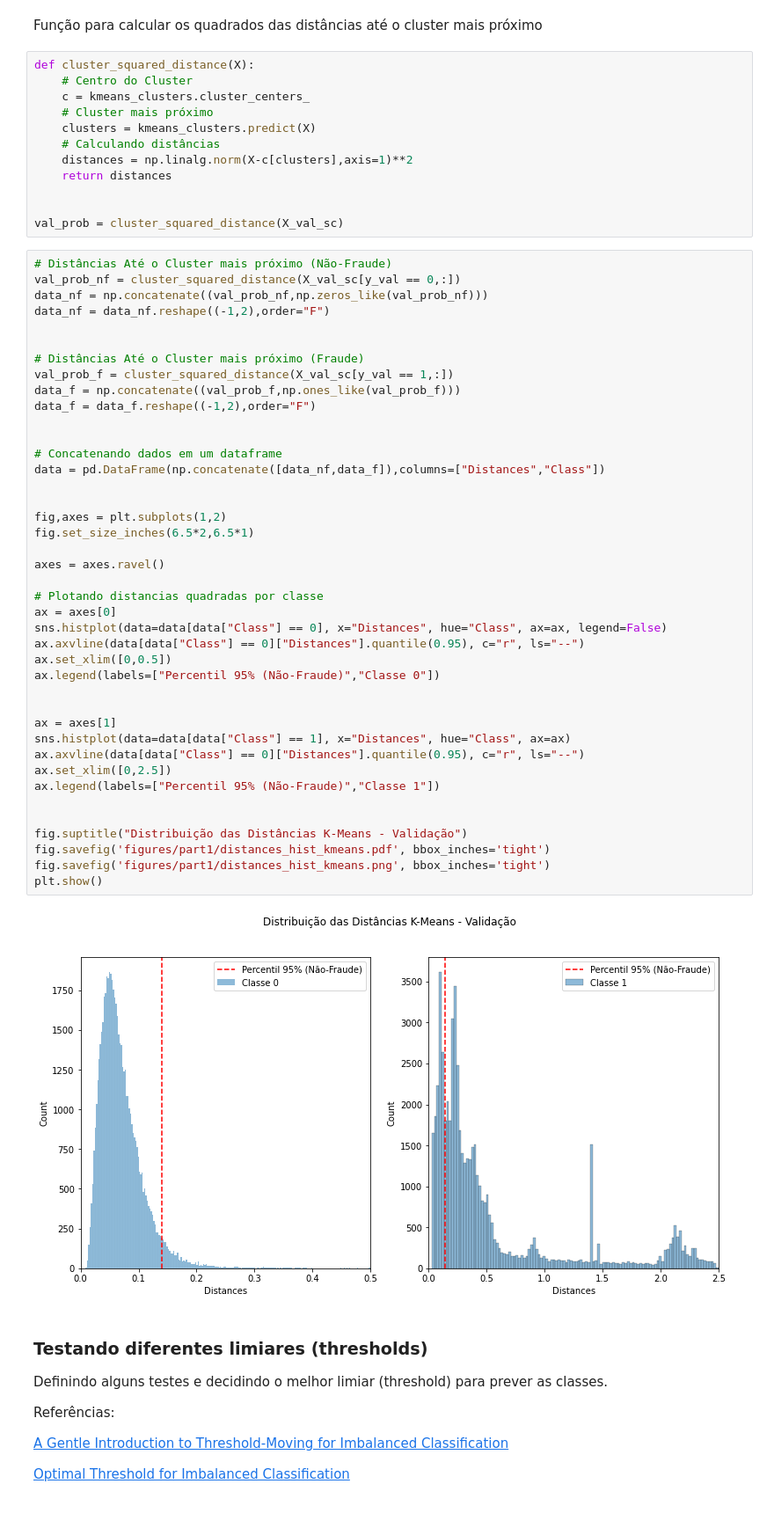
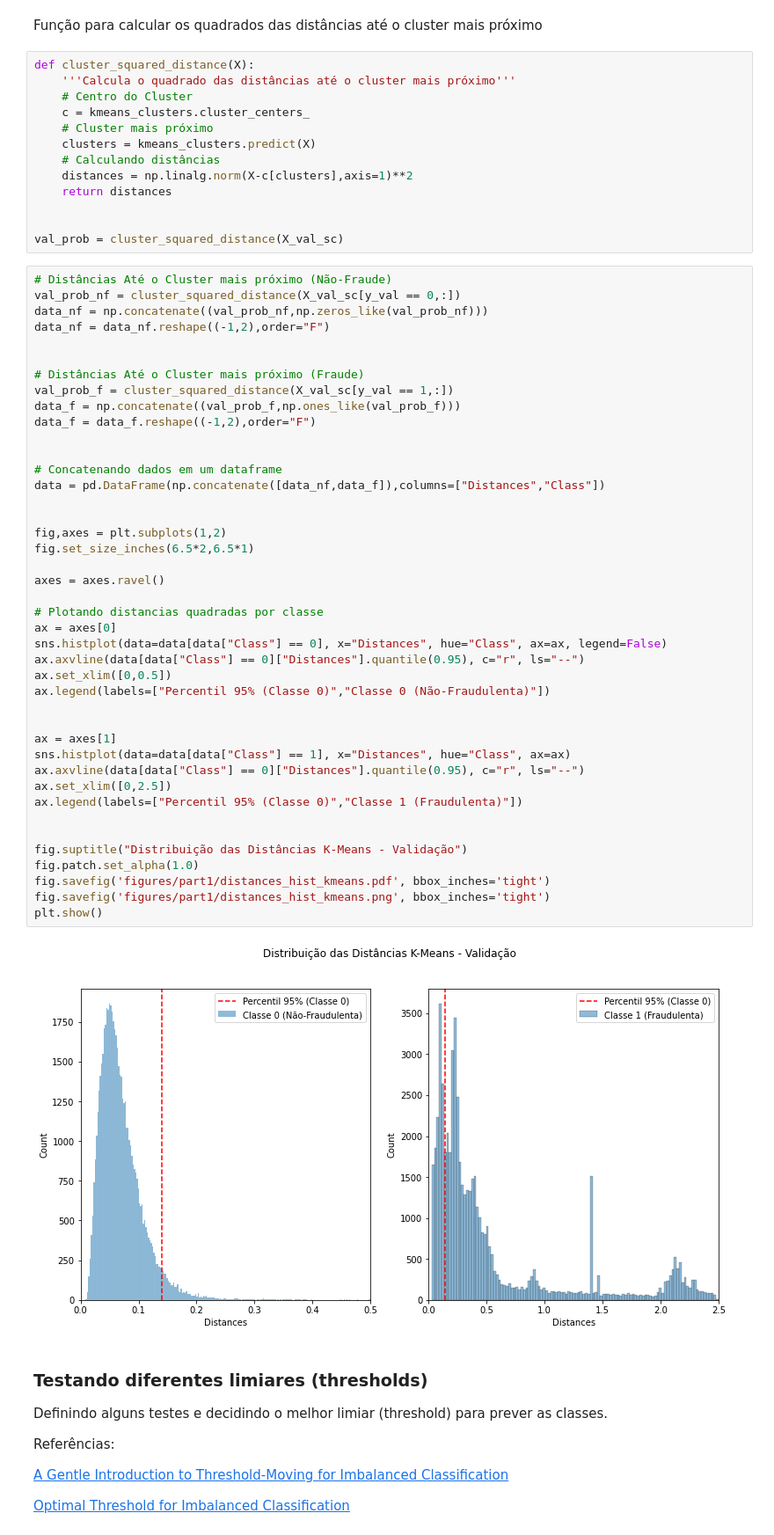
Before and after one commit to Gabriel-Stella/Credit_Card_Fraud, a Jupyter notebook: Credit_Card_Fraud_part1.ipynb, the cells around one changed output. Shown: that part at 88% size. Saved outputs shown, nothing was run; the diff lists cells and outputs as text.

```diff
--- a/Credit_Card_Fraud_part1.ipynb
+++ b/Credit_Card_Fraud_part1.ipynb
@@ -335,6 +340,7 @@ MiniBatchKMeans(batch_size=10000, max_iter=300, n_clusters=3, random_state=42)
 Função para calcular os quadrados das distâncias até o cluster mais próximo
 # %%
 def cluster_squared_distance(X):
+    '''Calcula o quadrado das distâncias até o cluster mais próximo'''
     # Centro do Cluster
     c = kmeans_clusters.cluster_centers_
     # Cluster mais próximo
@@ -358,36 +364,37 @@ data_f = np.concatenate((val_prob_f,np.ones_like(val_prob_f)))
 data_f = data_f.reshape((-1,2),order="F")
 
 
 # Concatenando dados em um dataframe
 data = pd.DataFrame(np.concatenate([data_nf,data_f]),columns=["Distances","Class"])
 
 
 fig,axes = plt.subplots(1,2)
 fig.set_size_inches(6.5*2,6.5*1)
 
 axes = axes.ravel()
 
 # Plotando distancias quadradas por classe
 ax = axes[0]
 sns.histplot(data=data[data["Class"] == 0], x="Distances", hue="Class", ax=ax, legend=False)
 ax.axvline(data[data["Class"] == 0]["Distances"].quantile(0.95), c="r", ls="--")
 ax.set_xlim([0,0.5])
-ax.legend(labels=["Percentil 95% (Não-Fraude)","Classe 0"])
+ax.legend(labels=["Percentil 95% (Classe 0)","Classe 0 (Não-Fraudulenta)"])
 
 
 ax = axes[1]
 sns.histplot(data=data[data["Class"] == 1], x="Distances", hue="Class", ax=ax)
 ax.axvline(data[data["Class"] == 0]["Distances"].quantile(0.95), c="r", ls="--")
 ax.set_xlim([0,2.5])
-ax.legend(labels=["Percentil 95% (Não-Fraude)","Classe 1"])
+ax.legend(labels=["Percentil 95% (Classe 0)","Classe 1 (Fraudulenta)"])
 
 
 fig.suptitle("Distribuição das Distâncias K-Means - Validação")
+fig.patch.set_alpha(1.0)
 fig.savefig('figures/part1/distances_hist_kmeans.pdf', bbox_inches='tight')
 fig.savefig('figures/part1/distances_hist_kmeans.png', bbox_inches='tight')
 plt.show()
 # %% [output]
-[figure, old version]
+[figure, new version]
 # %% [markdown]
 ### Testando diferentes limiares (thresholds)
 
```
Also changed, not shown: parts of 14 cells of this notebook, 1 other file.
